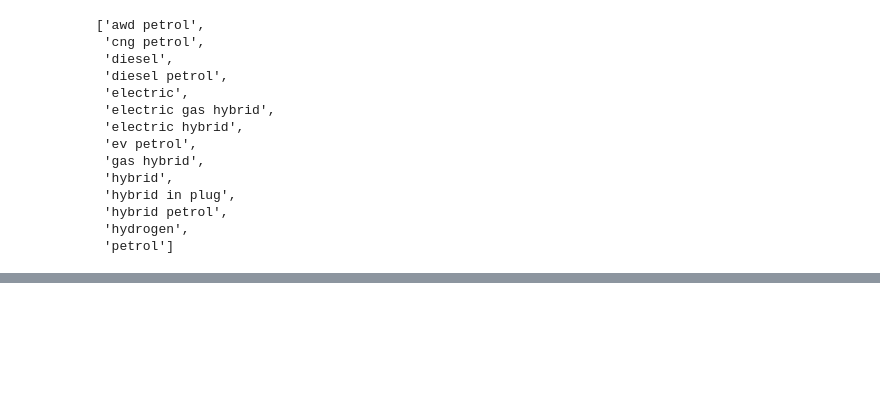
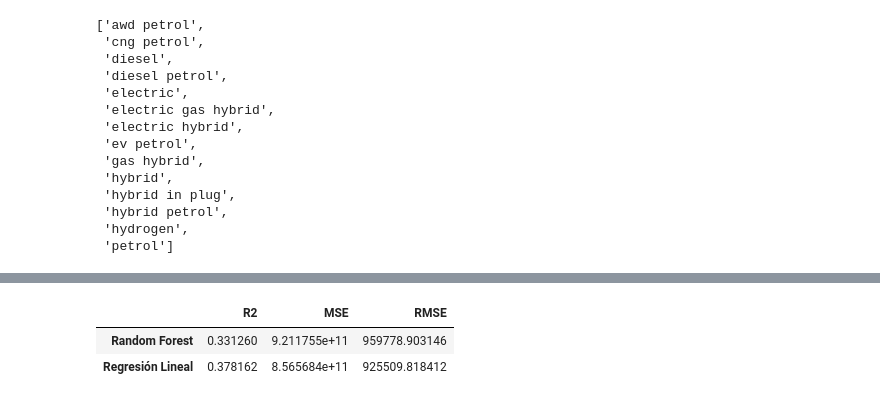
Before and after one commit to GRB55/car-analytics-dashboard, a Jupyter notebook: notebook.ipynb, the cells around one changed output, grey strips where cells are left out. Saved outputs shown, nothing was run; the diff lists cells and outputs as text; code cells hidden in the pictures; blank space fills up the shorter version.

```diff
--- a/notebook.ipynb
+++ b/notebook.ipynb
@@ -72,0 +165,59 @@ sorted(df["fuel_type"].unique())
+# %%
+from sklearn.compose import TransformedTargetRegressor
+
+rf_model = TransformedTargetRegressor(
+    regressor=RandomForestRegressor(random_state=42, n_jobs=-1),
+    func=np.log1p,
+    inverse_func=np.expm1
+)
+pipeline_rf = Pipeline(
+    steps=[
+        ("preprocessor", preprocesador_rf),
+        ("model", rf_model)
+    ]
+)
+
+# Entrenamiento rf
+pipeline_rf.fit(X_train, y_train)
+# Predicciones rf
+rf_log_pred = pipeline_rf.predict(X_test)
+rf_y_pred = np.expm1(rf_log_pred)
+# Métricas rf
+y_test_real = np.expm1(y_test)
+rf_mse = mean_squared_error(y_test_real, rf_y_pred)
+rf_rmse = root_mean_squared_error(y_test_real, rf_y_pred)
+rf_r2 = r2_score(y_test_real, rf_y_pred)
+
+lr_model = TransformedTargetRegressor(
+    regressor=LinearRegression(),
+    func=np.log1p,
+    inverse_func=np.expm1
+)
+
+pipeline_lr = Pipeline(
+    steps=[
+        ("preprocessor", preprocesador_lr),
+        ("model", lr_model)
+    ]
+)
+# Entrenamiento lr
+pipeline_lr.fit(X_train, y_train)
+# Predicciones lr
+lr_log_pred = pipeline_lr.predict(X_test)
+lr_y_pred = np.expm1(lr_log_pred)
+# Métricas lr
+lr_mse = mean_squared_error(y_test_real, lr_y_pred)
+lr_rmse = root_mean_squared_error(y_test_real, lr_y_pred)
+lr_r2 = r2_score(y_test_real, lr_y_pred)
+# Almacenamos los resultados en un marco de datos
+resultados = pd.DataFrame({
+    "R2": [rf_r2, lr_r2],
+    "MSE": [rf_mse, lr_mse],
+    "RMSE": [rf_rmse, lr_rmse]
+}, index=["Random Forest", "Regresión Lineal"])
+
+resultados
+# %% [output]
+|  | R2 | MSE | RMSE |
+| Random Forest | 0.331260 | 9.211755e+11 | 959778.903146 |
+| Regresión Lineal | 0.378162 | 8.565684e+11 | 925509.818412 |
```
Also changed, not shown: parts of 6 cells of this notebook, 1 other file.
